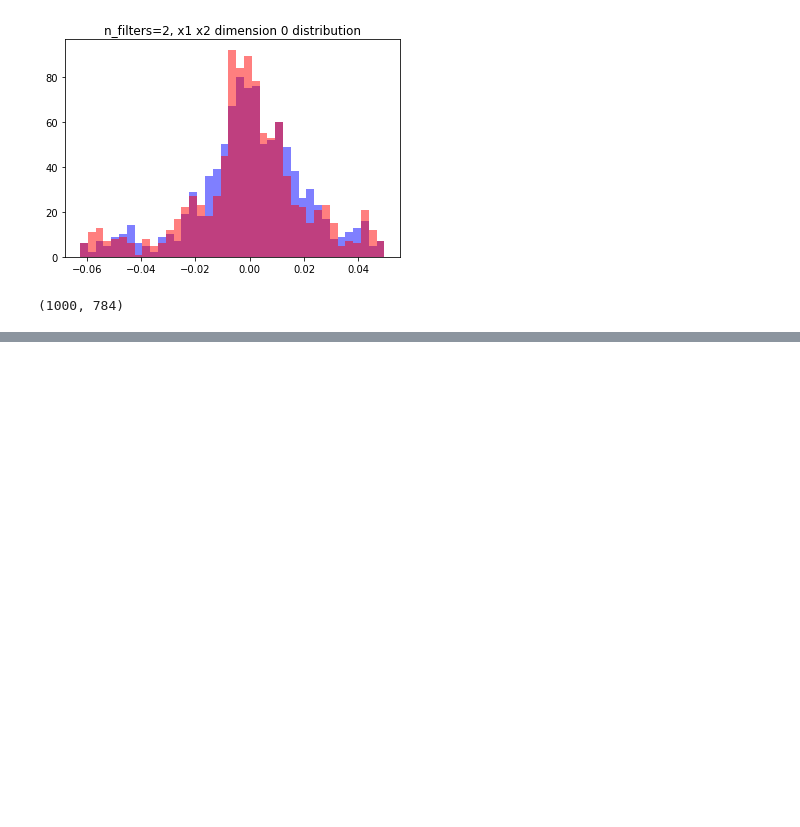
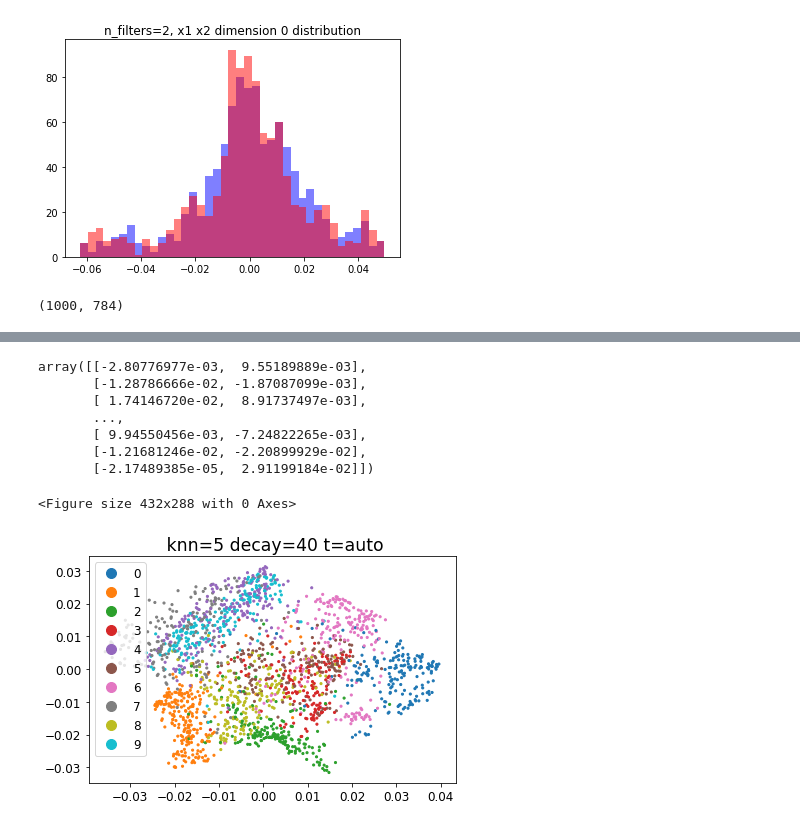
Before and after one commit to KailongPeng/harmonic-alignment, a Jupyter notebook: python/harmonic_example_using_pkg_visulization.ipynb, the cells around one changed output, grey strips where cells are left out. Cells and saved outputs as stored; diff of their text form; code cells hidden in the pictures; blank space fills up the shorter version.

```diff
--- a/python/harmonic_example_using_pkg_visulization.ipynb
+++ b/python/harmonic_example_using_pkg_visulization.ipynb
@@ -213,0 +288,13 @@ X1.shape
+# %%
+# show(Z,list(X1_labels)+list(X2_labels),title=f'phate n_filters={n_filters}')
+show(np.concatenate([X1,X2],axis=0),list(X1_labels)+list(X2_labels))
+# %% [output]
+array([[-2.80776977e-03,  9.55189889e-03],
+       [-1.28786666e-02, -1.87087099e-03],
+       [ 1.74146720e-02,  8.91737497e-03],
+       ...,
+       [ 9.94550456e-03, -7.24822265e-03],
+       [-1.21681246e-02, -2.20899929e-02],
+       [-2.17489385e-05,  2.91199184e-02]])
+<Figure size 432x288 with 0 Axes>
+[figure, added]
```
Also changed, not shown: parts of 8 cells of this notebook, 13 other files.
